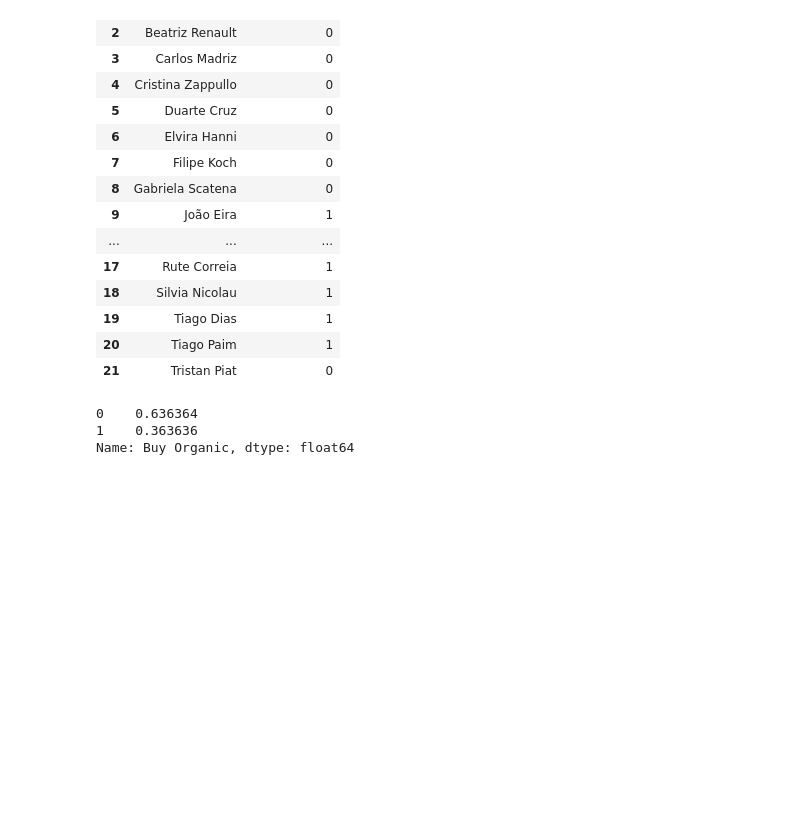
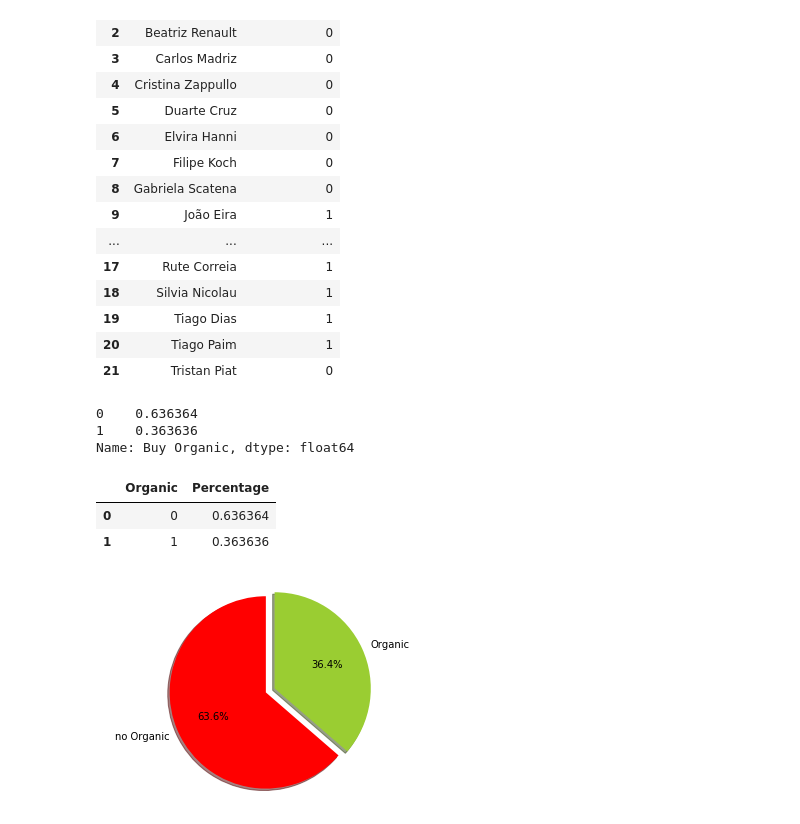
Before and after one commit to ta-data-lis/final-project, a Jupyter notebook: your-project/Modelling - sample.ipynb, the cells around one changed output. Cells and saved outputs as stored; diff of their text form; code cells hidden in the pictures; blank space fills up the shorter version.

```diff
--- a/your-project/Modelling - sample.ipynb
+++ b/your-project/Modelling - sample.ipynb
@@ -107,3 +107,16 @@ final['Buy Organic'].value_counts(normalize=True)
 0    0.636364
 1    0.363636
 Name: Buy Organic, dtype: float64
+# %%
+pie = pd.DataFrame({'Organic':[0,1], 'Percentage':[0.636364,0.363636]})
+pie
+# %% [output]
+|  | Organic | Percentage |
+| 0 | 0 | 0.636364 |
+| 1 | 1 | 0.363636 |
+# %%
+plt.pie(pie['Percentage'], explode=(0,0.1), labels=['no Organic','Organic'], autopct='%1.1f%%', colors=('r','yellowgreen'), shadow=True, startangle=90)
+plt.axis('equal')
+plt.show()
+# %% [output]
+[figure, added]
```
Also changed, not shown: 5 other files.
